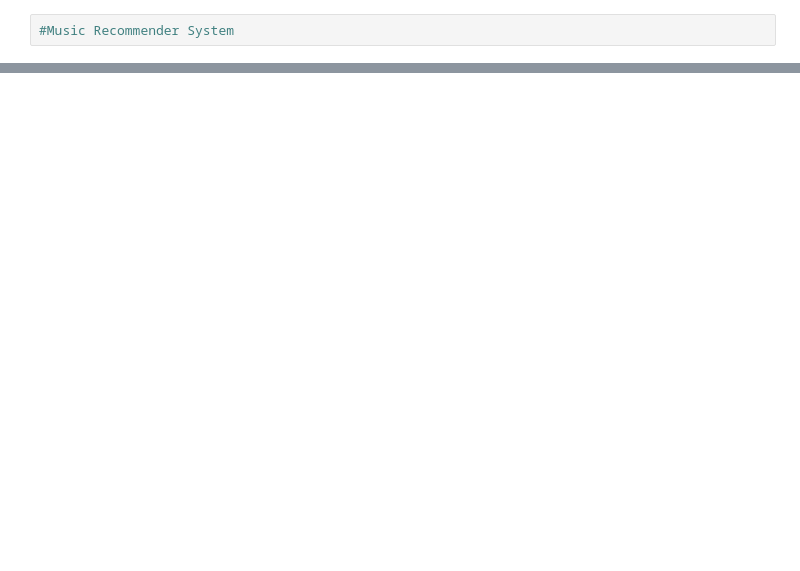
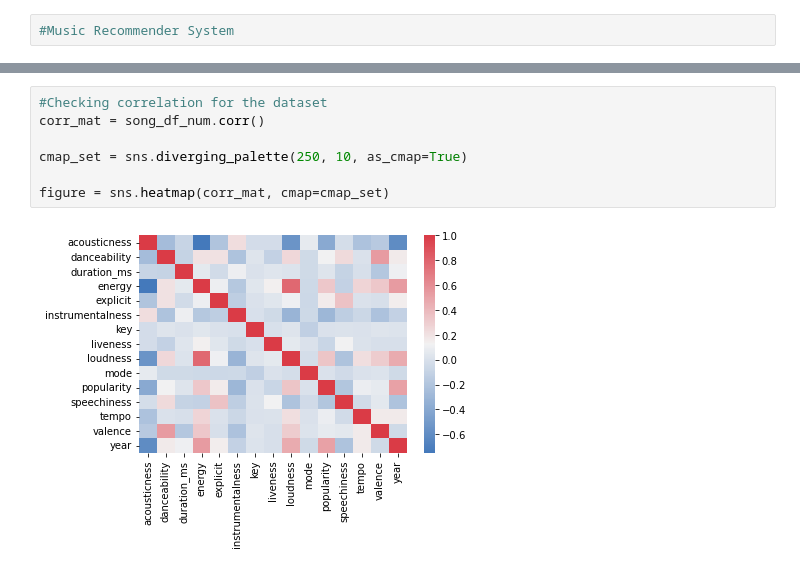
Before and after one commit to AtharvaShekatkar/Music_Recommender, a Jupyter notebook: Music_Recommender_System.ipynb, the cells around one changed output, grey strips where cells are left out. Drawn from its saved outputs; the diff is of its cells as text; blank space fills up the shorter version.

```diff
--- a/Music_Recommender_System.ipynb
+++ b/Music_Recommender_System.ipynb
@@ -95,0 +152,9 @@ song_df.head()
+# %%
+#Checking correlation for the dataset
+corr_mat = song_df_num.corr()
+
+cmap_set = sns.diverging_palette(250, 10, as_cmap=True)
+
+figure = sns.heatmap(corr_mat, cmap=cmap_set)
+# %% [output]
+[figure, added]
```
Also changed, not shown: parts of 17 cells of this notebook, 4 other files.
